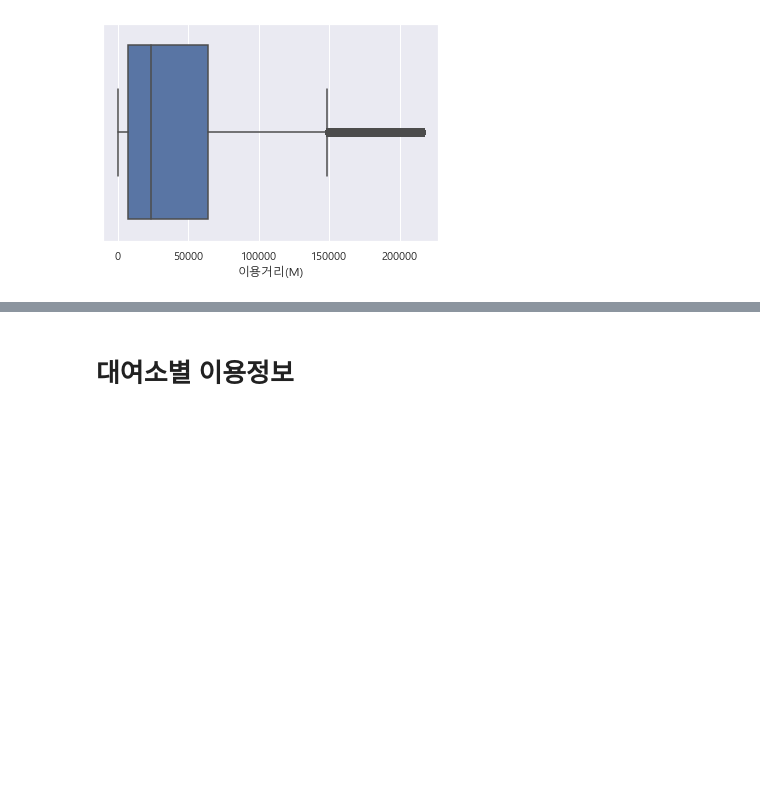
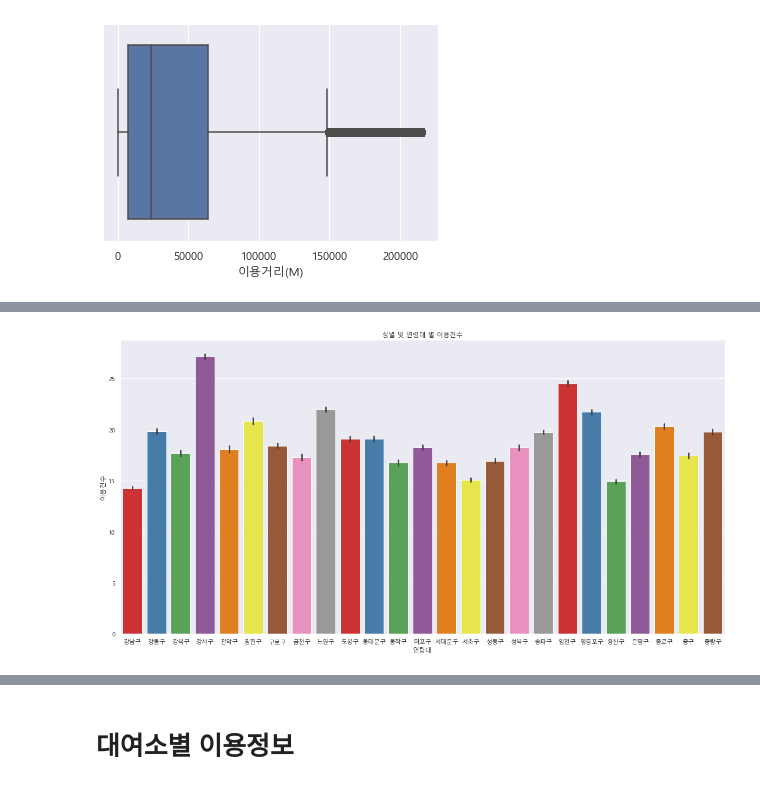
Before and after one commit to won4513/bigdata_campus, a Jupyter notebook: Bicycle/won.ipynb, the cells around one changed output, grey strips where cells are left out. Cells and saved outputs as stored; diff of their text form; code cells hidden in the pictures; blank space fills up the shorter version.

```diff
--- a/Bicycle/won.ipynb
+++ b/Bicycle/won.ipynb
@@ -112,0 +232,10 @@ sns.boxplot(use_df_no_outliers['이용거리(M)'])
+# %%
+# 시각화
+plt.figure(figsize=(20, 10))
+sns.barplot(x='자치구', y='이용건수', data=use_df, palette="Set1")
+plt.xlabel("연령대")
+plt.ylabel("이용건수")
+plt.title("성별 및 연령대 별 이용건수")
+plt.show()
+# %% [output]
+[figure, added]
```
Also changed, not shown: parts of 42 cells of this notebook.
